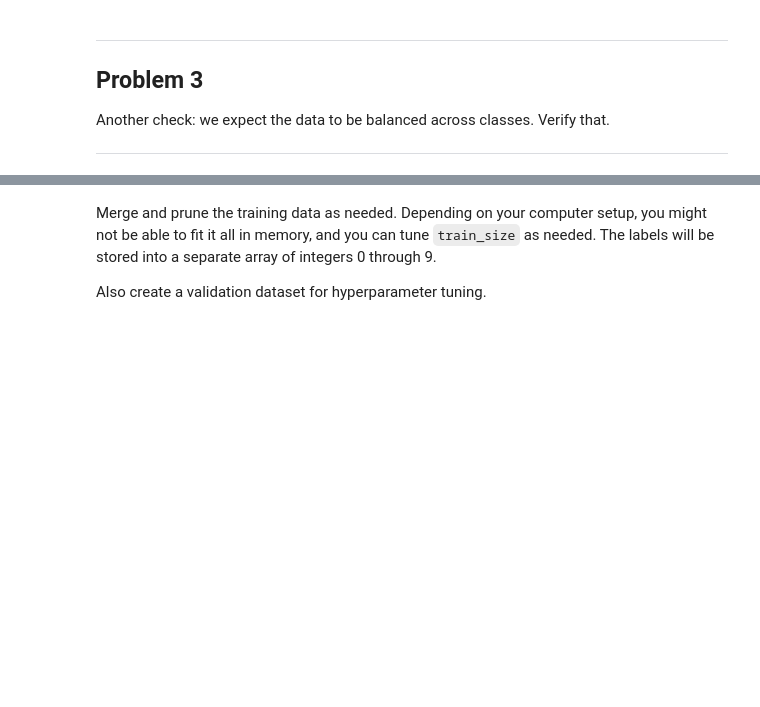
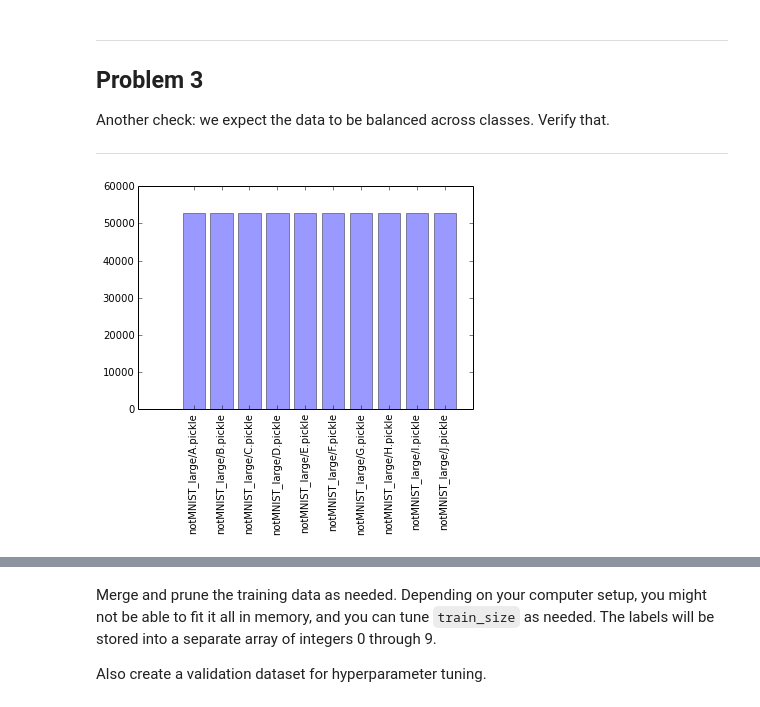
Before and after one commit to michaldul/deep-learning-course, a Jupyter notebook: examples/1_notmnist.ipynb, the cells around one changed output, grey strips where cells are left out. Drawn from its saved outputs; the diff is of its cells as text; code cells hidden in the pictures; blank space fills up the shorter version.

```diff
--- a/examples/1_notmnist.ipynb
+++ b/examples/1_notmnist.ipynb
@@ -180,3 +213,13 @@ Problem 3
 Another check: we expect the data to be balanced across classes. Verify that.
 
 ---
+# %%
+def plot_datasets_sizes(datasets):
+    sizes = [pickle.load(open(dataset, 'rb')).shape[0] for dataset in datasets]
+    x_pos = np.arange(len(sizes))
+    plt.bar(x_pos, sizes, align='center', alpha=0.4)
+    plt.xticks(x_pos, datasets, rotation='vertical')
+
+plot_datasets_sizes(train_datasets)
+# %% [output]
+[figure, added]
```
Also changed, not shown: parts of 9 cells of this notebook.
